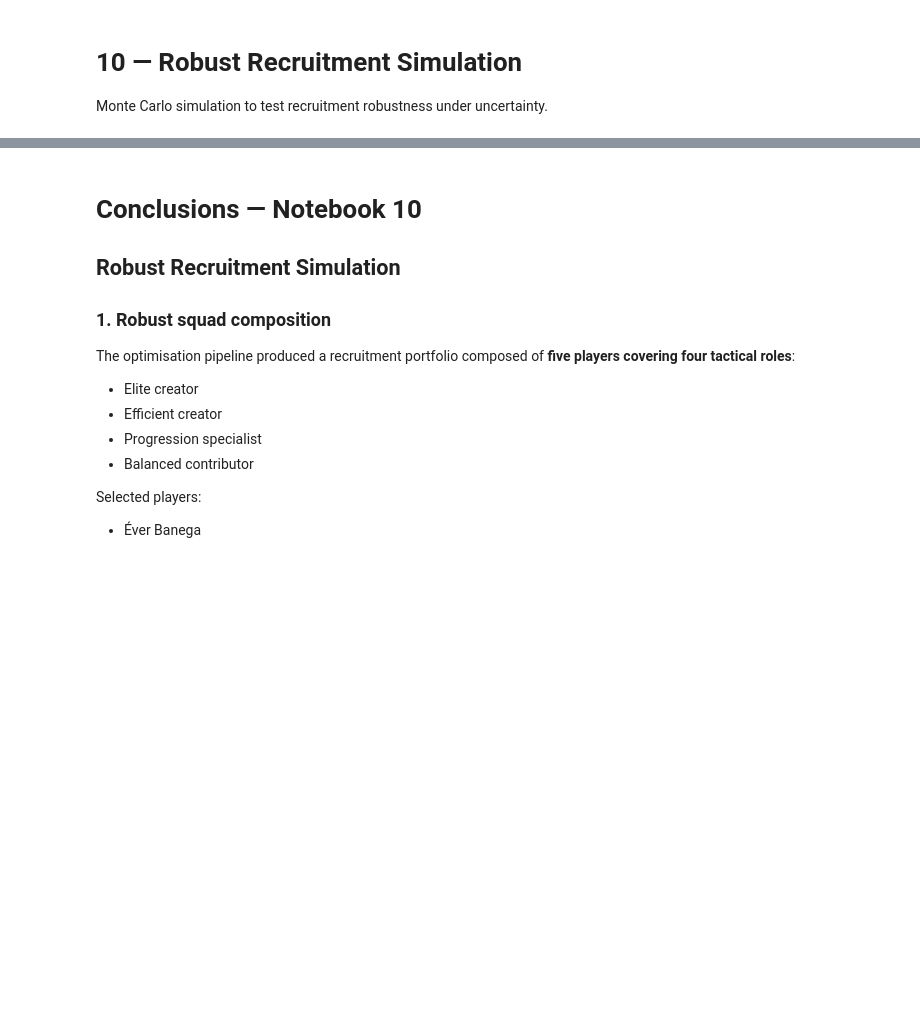
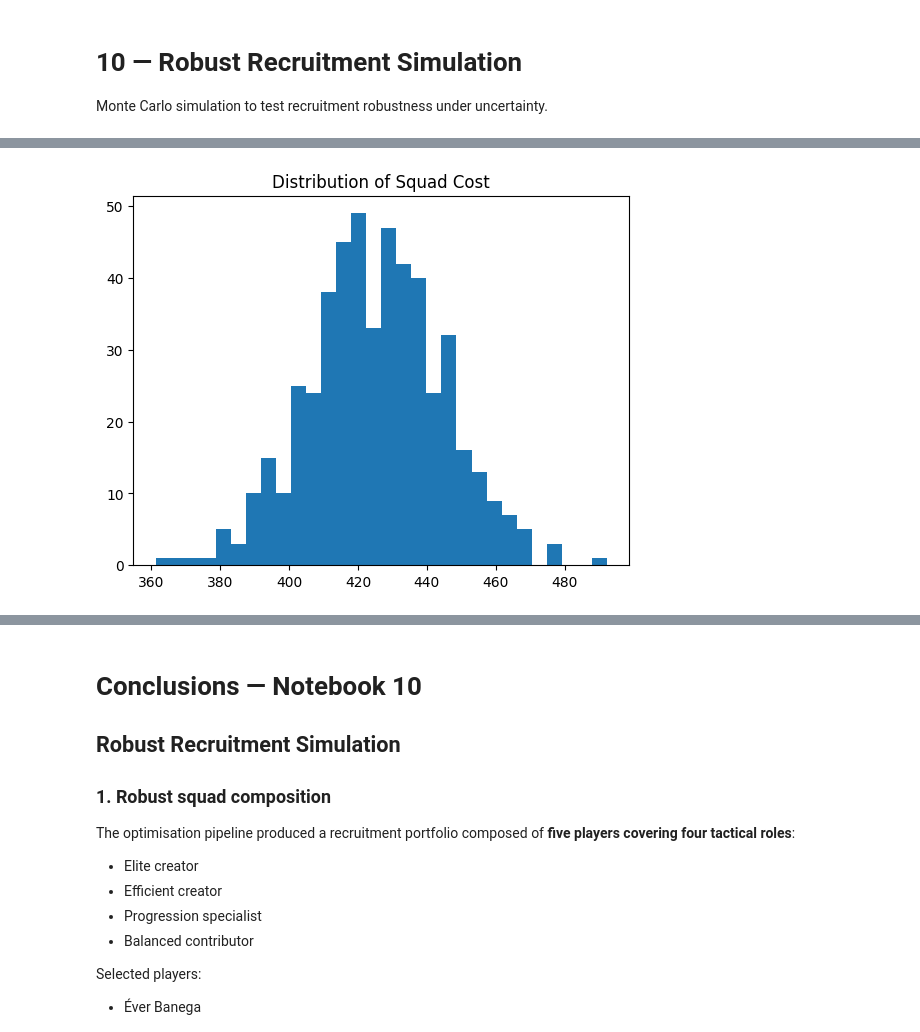
Before and after one commit to manuelpeba/football-possession-value, a Jupyter notebook: notebooks/10_robust_recruitment_simulation.ipynb, the cells around one changed output, grey strips where cells are left out. Drawn from its saved outputs; the diff is of its cells as text; code cells hidden in the pictures; blank space fills up the shorter version.

```diff
--- a/notebooks/10_robust_recruitment_simulation.ipynb
+++ b/notebooks/10_robust_recruitment_simulation.ipynb
@@ -43,3 +70,16 @@ sim_results.head()
+# %%
+fig, ax = plt.subplots()
+
+ax.hist(sim_results["total_cost"], bins=30)
+ax.set_title("Distribution of Squad Cost")
+
+plt.savefig("../reports/figures/squad_cost_distribution.png",
+            dpi=300,
+            bbox_inches="tight")
+
+plt.show()
+# %% [output]
+[figure, added]
 # %%
 
 plt.hist(sim_results["total_value"], bins=30)
```
Also changed, not shown: parts of 5 cells of this notebook, 5 other files.
